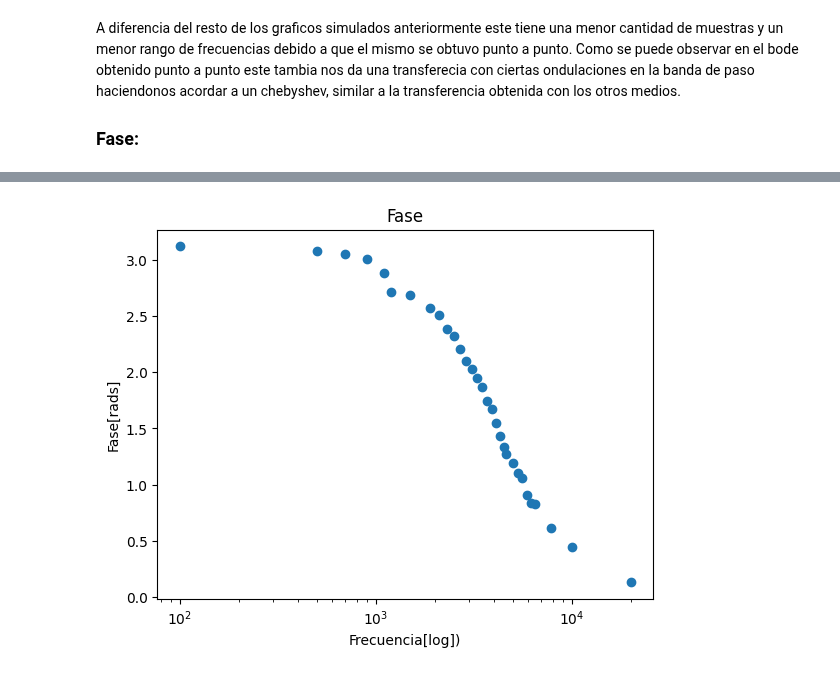
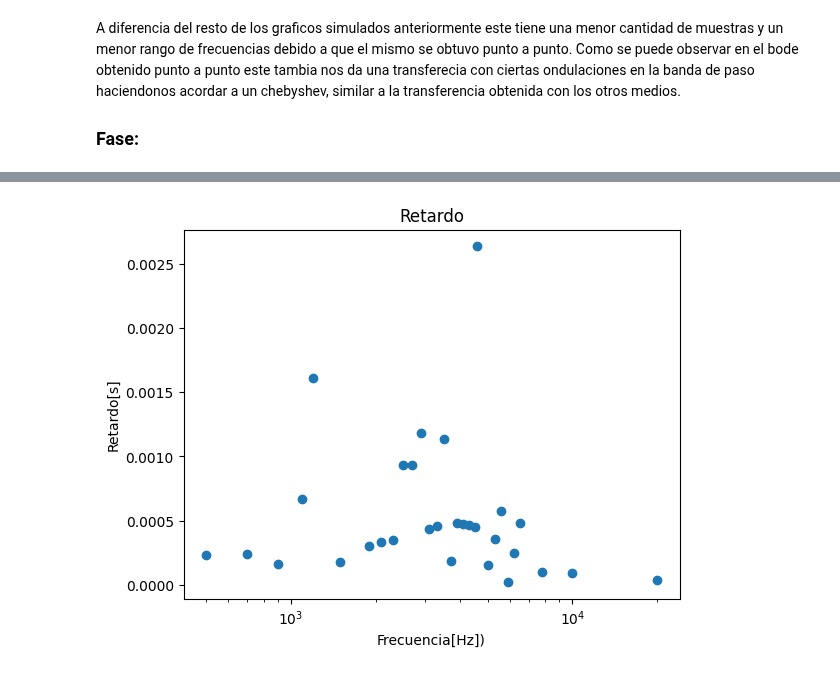
Before and after one commit to Pereyzaquer/TC2_NicolasPereyra, a Jupyter notebook: Labo_Tp/Trabajo_labo.ipynb, the cells around one changed output, grey strips where cells are left out. Drawn from its saved outputs; the diff is of its cells as text; code cells hidden in the pictures.

```diff
--- a/Labo_Tp/Trabajo_labo.ipynb
+++ b/Labo_Tp/Trabajo_labo.ipynb
@@ -167,16 +174,16 @@ import pandas as pd
 import matplotlib.pyplot as plt
 
 # Cargar el archivo CSV en un DataFrame
-df = pd.read_csv('muestra_1.csv')
+df = pd.read_csv('muestra.csv')
 
 # Extraer las columnas de los datos
-x = df['frec']
-y = df['amp']
+x = df['frec1']
+y = df['atenua']
 
 # Crear el gráfico de puntos con eje x logarítmico
 plt.scatter(x, y)
 plt.xscale('log')  # Configurar el eje x como logarítmico
-plt.xlabel('Frecuencia[log])')
+plt.xlabel('Frecuencia[Hz])')
 plt.ylabel('Transferencia[dB]]')
 plt.title('Bode')
 
@@ -190,19 +221,16 @@ A diferencia del resto de los graficos simulados anteriormente este tiene una me
 # %%
-# Cargar el archivo CSV en un DataFrame
-df = pd.read_csv('muestra_2.csv')
-
 # Extraer las columnas de los datos
-x = df['frec']
-y = df['fase']
+x = df['frec2']
+y = df['retardo']
 
 # Crear el gráfico de puntos con eje x logarítmico
 plt.scatter(x, y)
 plt.xscale('log')  # Configurar el eje x como logarítmico
-plt.xlabel('Frecuencia[log])')
-plt.ylabel('Fase[rads]')
-plt.title('Fase')
+plt.xlabel('Frecuencia[Hz])')
+plt.ylabel('Retardo[s]')
+plt.title('Retardo')
 
 # Mostrar el gráfico
 plt.show()
 # %% [output]
-[figure, old version]
+[figure, new version]
```
Also changed, not shown: parts of 9 cells of this notebook, 1 other file.
